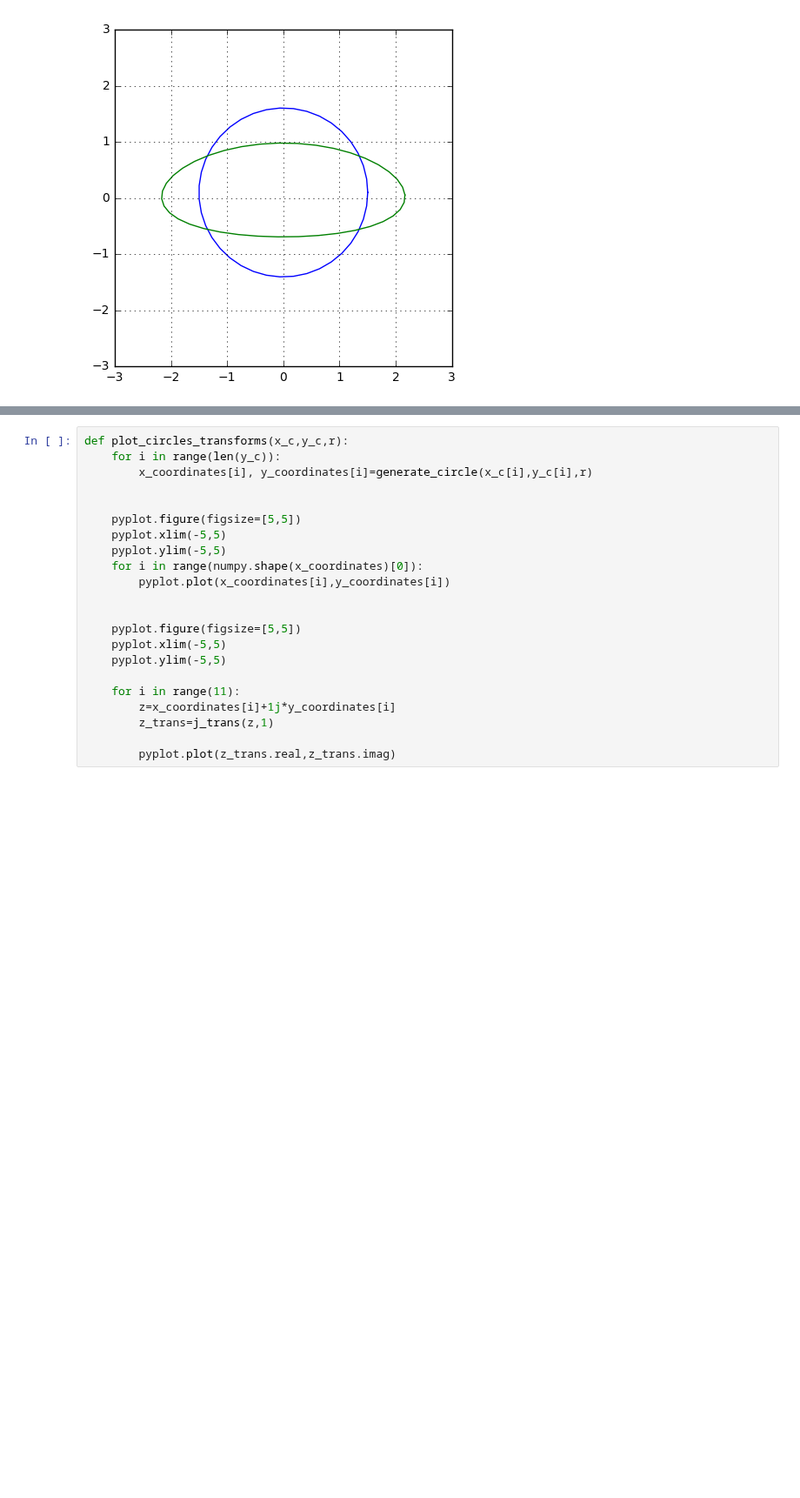
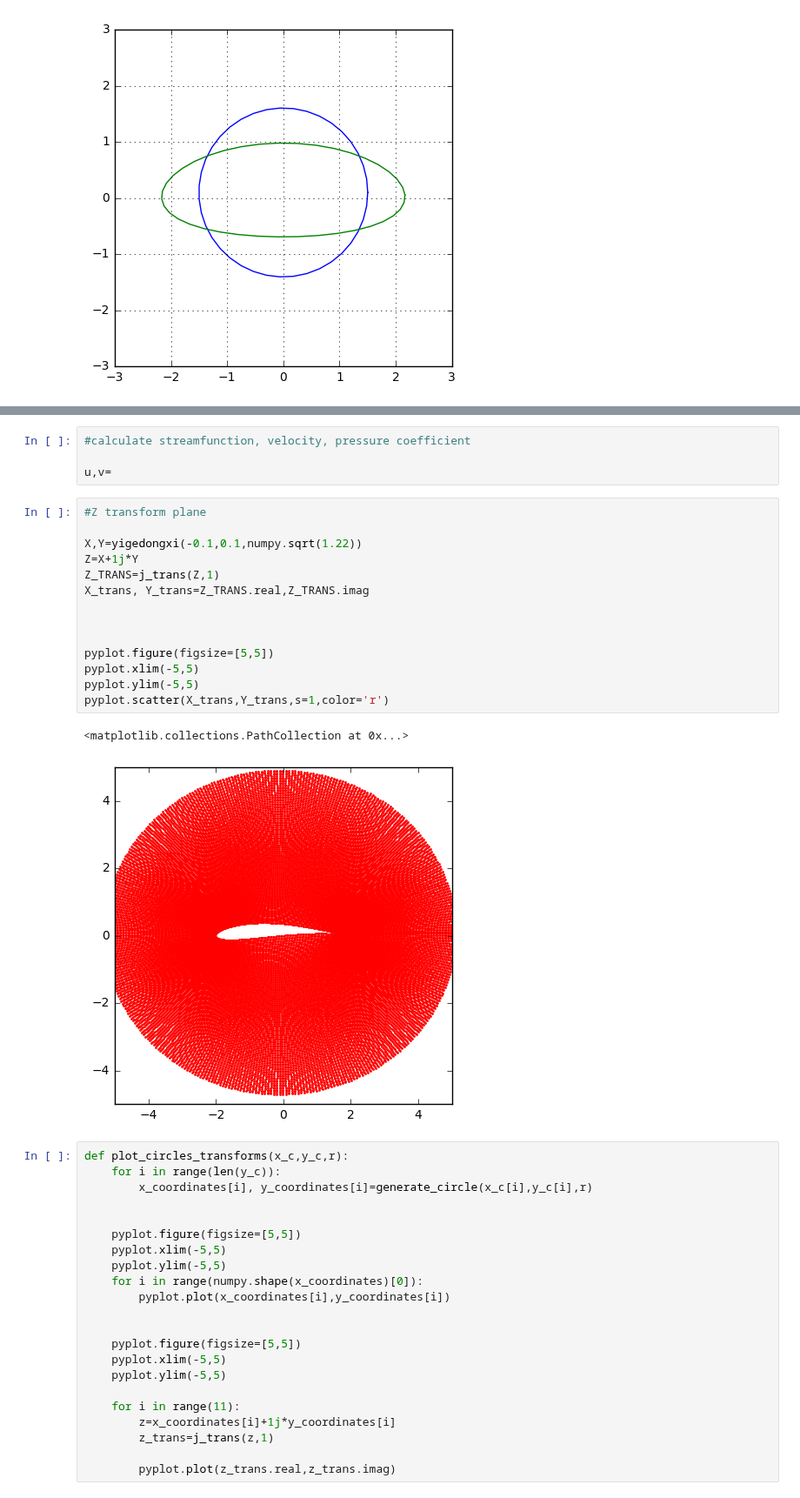
Before and after one commit to barbagroup/AeroPython-studentprojects2017, a Jupyter notebook: iamisrapel/Project_Joukowski_transformation.ipynb, the cells around one changed output, grey strips where cells are left out. Shown at 87% size. Saved outputs shown, nothing was run; the diff lists cells and outputs as text; blank space fills up the shorter version.

```diff
--- a/iamisrapel/Project_Joukowski_transformation.ipynb
+++ b/iamisrapel/Project_Joukowski_transformation.ipynb
@@ -265,3 +327,24 @@ def get_stream_function_doublet(strength, xd, yd, X, Y):
+# %%
+#calculate streamfunction, velocity, pressure coefficient
+
+u,v=
+# %%
+#Z transform plane
+
+X,Y=yigedongxi(-0.1,0.1,numpy.sqrt(1.22))
+Z=X+1j*Y
+Z_TRANS=j_trans(Z,1)
+X_trans, Y_trans=Z_TRANS.real,Z_TRANS.imag
+
+
+
+pyplot.figure(figsize=[5,5])
+pyplot.xlim(-5,5)
+pyplot.ylim(-5,5)
+pyplot.scatter(X_trans,Y_trans,s=1,color='r')
+# %% [output]
+<matplotlib.collections.PathCollection at 0x...>
+[figure, added]
 # %%
 def plot_circles_transforms(x_c,y_c,r):
     for i in range(len(y_c)):
```
Also changed, not shown: parts of 8 cells of this notebook.
